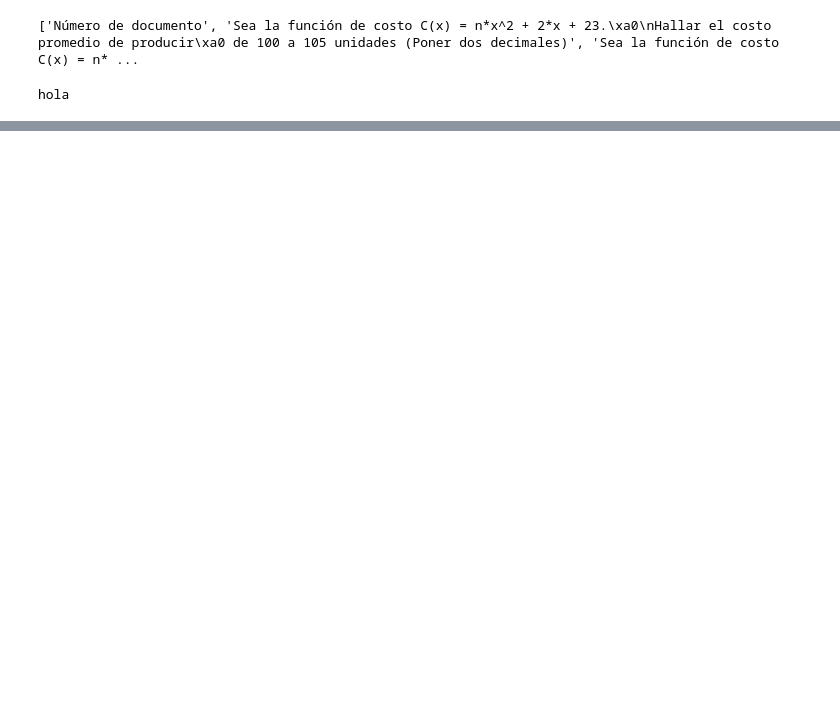
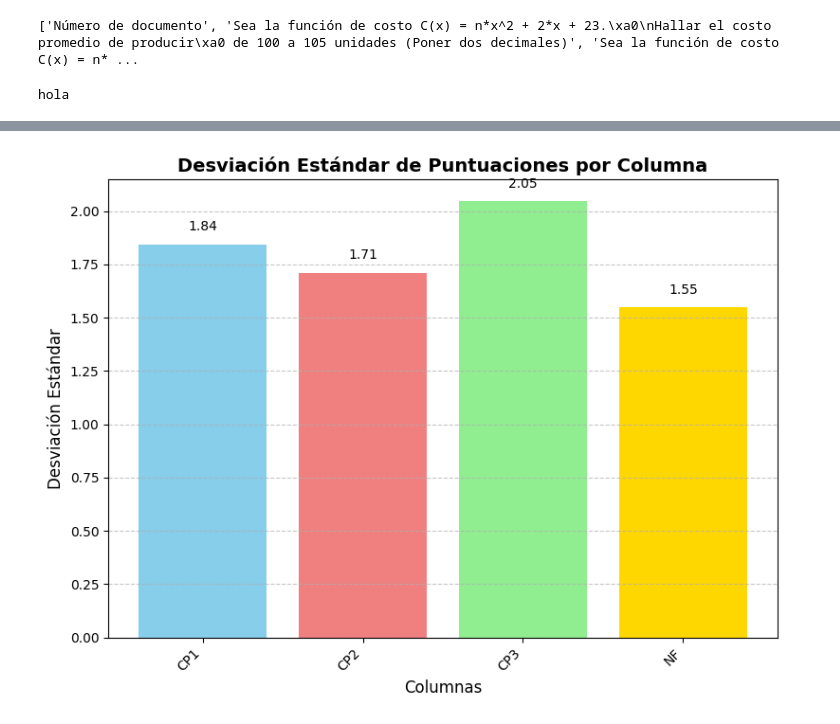
Before and after one commit to acamilos15/Proyecto_Final_Grupo_-4, a Jupyter notebook: pandas/Estudiante1.ipynb, the cells around one changed output, grey strips where cells are left out. Saved outputs shown, nothing was run; the diff lists cells and outputs as text; code cells hidden in the pictures; blank space fills up the shorter version.

Commit message:
grafico de desviación estandar

```diff
--- a/pandas/Estudiante1.ipynb
+++ b/pandas/Estudiante1.ipynb
@@ -165 +161,4 @@ df = df.rename(columns={
 df.to_csv("Quiz Cálculo 1- Gobierno 22 de Octubre(1-18).csv", index=False)
+# %%
+df = pd.read_csv("Quiz Cálculo 1- Gobierno 22 de Octubre(1-18).csv")
+print(df.columns.tolist())
@@ -165,0 +167,84 @@ df.to_csv("Quiz Cálculo 1- Gobierno 22 de Octubre(1-18).csv", index=False)
+# %%
+
+def desviacion(archivo, columna):
+    try:
+        df = pd.read_csv(archivo)
+        return df[columna].std()
+    except Exception as e:
+        print("Error al procesar la columna:", e)
+        return None
+# %%
+import os
+import matplotlib.pyplot as plt
+from funciones import desviacion
+import pandas as pd
+
+NOMBRE_ARCHIVO = "Quiz Cálculo 1- Gobierno 22 de Octubre(1-18).csv"
+
+# 2. Asegúrate de que estos nombres de columna sean CORRECTOS y existan en tu archivo CSV
+COLUMNAS_A_MEDIR = ['CP1','CP2','CP3', 'NF']
+
+# 3. Ruta donde se guardará la imagen
+RUTA_CARPETA = "figuras"
+NOMBRE_GRAFICO = 'desviacion_estandar_resultados.png'
+RUTA_COMPLETA = os.path.join(RUTA_CARPETA, NOMBRE_GRAFICO)
+
+# 1. Calcular desviaciones para todas las columnas
+print("\nCalculando desvíos...")
+resultados_desvios = {}
+
+for columna in COLUMNAS_A_MEDIR:
+    std_dev = desviacion(NOMBRE_ARCHIVO, columna)
+    resultados_desvios[columna] = std_dev
+    print(f"Desviación de '{columna}': {std_dev}")
+
+# 2. Convertir los resultados en una Serie de Pandas para graficar
+# Esto es crucial para que el método .plot() de Pandas funcione o para pasar los datos a Matplotlib
+df_grafico = pd.Series(resultados_desvios)
+
+# --- 3. Filtrar los valores NaN (donde el cálculo falló) antes de graficar ---
+# Esto evita que los valores 'nan' causen problemas en la gráfica.
+df_grafico = df_grafico.dropna()
+
+# --- 4. Verificación y Graficación ---
+if df_grafico.empty:
+    print("\n⚠️ ERROR: No hay datos numéricos válidos para graficar después de calcular las desviaciones.")
+else:
+    print("\nGenerando gráfico...")
+
+    # Crea el gráfico de barras usando Pandas o Matplotlib
+    # Uso Matplotlib como en tu código original, pero usando la Serie 'df_grafico'
+    fig, ax = plt.subplots(figsize=(8, 6)) # Define el tamaño del gráfico
+
+    # Gráfico de barras usando los índices (nombres de columna) y los valores (desviaciones)
+    colores = ['skyblue', 'lightcoral', 'lightgreen', 'gold']
+    barras = ax.bar(df_grafico.index, df_grafico.values, color=colores[:len(df_grafico.index)])
+
+    # Configuración del gráfico (como en tu código)
+    plt.title('Desviación Estándar de Puntuaciones por Columna', fontsize=14, fontweight='bold')
+    plt.xlabel('Columnas', fontsize=12)
+    plt.ylabel('Desviación Estándar', fontsize=12)
+    plt.xticks(rotation=45, ha='right') # Rotar etiquetas para mejor visualización
+    plt.grid(axis='y', linestyle='--', alpha=0.7)
+
+    # Mostrar los valores encima de las barras
+    for bar in barras:
+        yval = bar.get_height()
+        plt.text(bar.get_x() + bar.get_width()/2, yval + 0.05, f'{yval:.2f}',
+                 ha='center', va='bottom', fontsize=10)
+
+    plt.tight_layout() # Ajusta el layout para evitar solapamiento
+
+    # Guardar la Figura
+    # --- Crear la carpeta 'figuras' si no existe ---
+    if not os.path.exists(RUTA_CARPETA):
+        os.makedirs(RUTA_CARPETA)
+        print(f"Carpeta '{RUTA_CARPETA}' creada.")
+
+    # --- Guardar la figura ---
+    plt.savefig(RUTA_COMPLETA)
+    print(f"✅ Diagrama de barras guardado en: {RUTA_COMPLETA}")
+
+    # Mostrar la Figura (opcional, dependiendo del entorno)
+    plt.show()
+# %% [output]
@@ -165,0 +259 @@ df.to_csv("Quiz Cálculo 1- Gobierno 22 de Octubre(1-18).csv", index=False)
+[figure, added]
```
Also changed, not shown: parts of 5 cells of this notebook, 2 other files.
